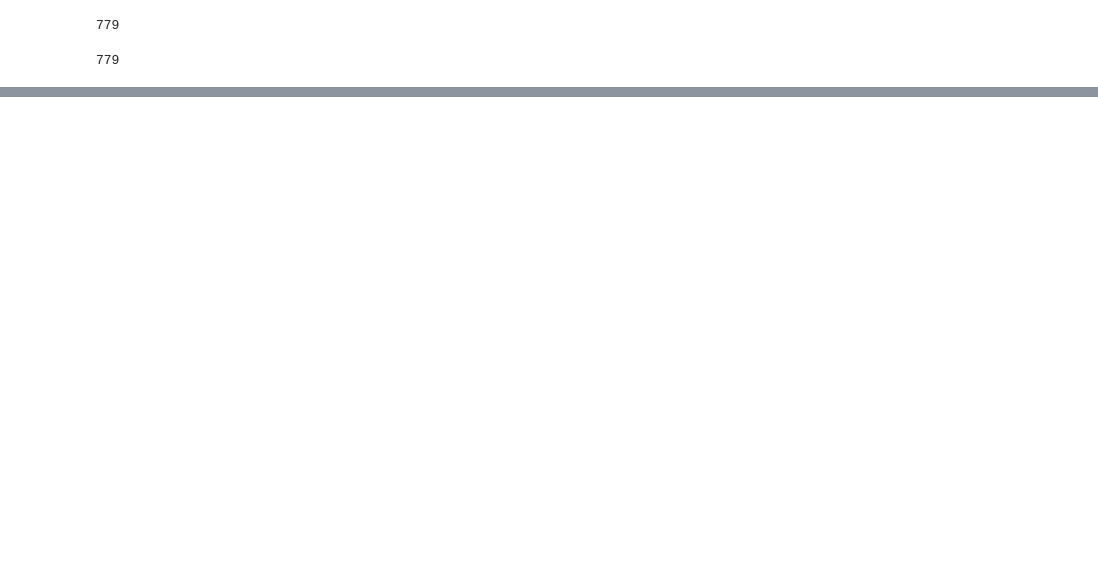
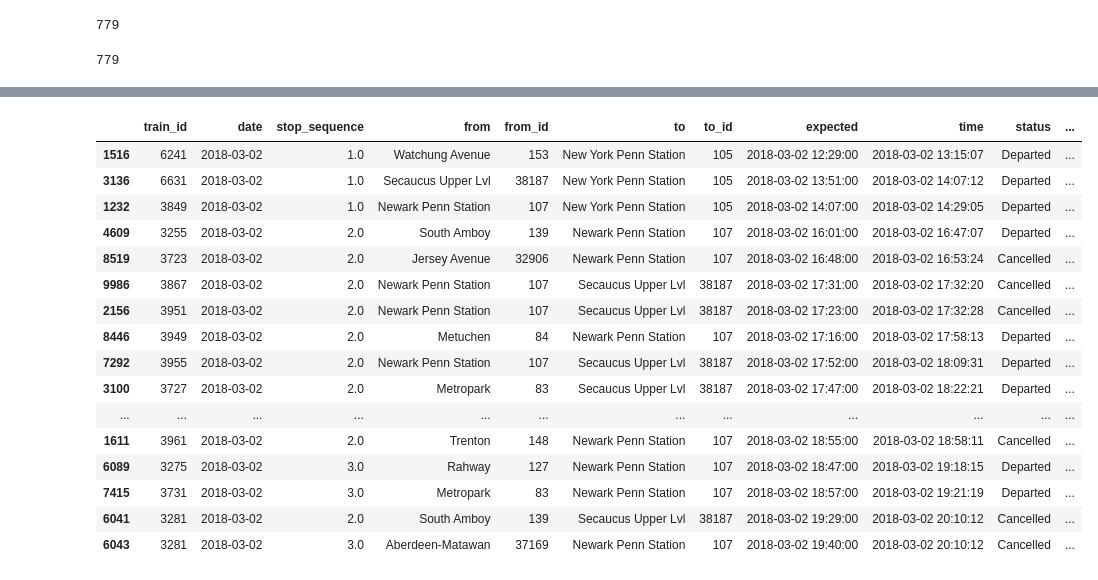
Before and after one commit to pranavbadami/njtransit, a Jupyter notebook: notebooks/analysis/case_study_0302.ipynb, the cells around one changed output, grey strips where cells are left out. Cells and saved outputs as stored; diff of their text form; code cells hidden in the pictures; blank space fills up the shorter version.

```diff
--- a/notebooks/analysis/case_study_0302.ipynb
+++ b/notebooks/analysis/case_study_0302.ipynb
@@ -203,15 +207,24 @@ len(relevant_df.groupby('train_id').size())
 # %%
 relevant_df = relevant_df[relevant_df['time'] >= cutoff].copy()
 # %%
-station_map = {'Newark Penn Station': 5,
+station_map_x = {'Newark Broad Street': 5,
+               'Newark Penn Station': 5,
                'Secaucus Upper Lvl': 10,
                'New York Penn Station': 15}
+station_map_y = {'Newark Broad Street': 5,
+                 'Newark Penn Station': 0,
+                 'Secaucus Upper Lvl': 0,
+                 'New York Penn Station': 0}
 # %%
-relevant_df['from_x'] = relevant_df['from'].map(station_map)
-relevant_df['to_x'] = relevant_df['to'].map(station_map)
+relevant_df['from_x'] = relevant_df['from'].map(station_map_x)
+relevant_df['to_x'] = relevant_df['to'].map(station_map_x)
+relevant_df['from_y'] = relevant_df['from'].map(station_map_y)
+relevant_df['to_y'] = relevant_df['to'].map(station_map_y)
 # %%
 relevant_df['from_x'].fillna(0, inplace=True)
 relevant_df['to_x'].fillna(0, inplace=True)
+relevant_df['from_y'].fillna(0, inplace=True)
+relevant_df['to_y'].fillna(0, inplace=True)
 # %%
 def get_direction(group):
     from_x = group.iloc[0]['from_x']
@@ -224,3 +237,3 @@ def get_direction(group):
     return group
 # %%
-relevant_df = relevant_df.sort_values('time').groupby('train_id').apply(get_direction)
+relevant_df = relevant_df.sort_values(['time', 'stop_sequence']).groupby('train_id').apply(get_direction)
@@ -253,0 +270,20 @@ test_df[test_df['train_id'] == 'A2117']
+# %%
+relevant_df[(relevant_df['from_x'] < relevant_df['to_x']) & (relevant_df['direction'] == 0) & (relevant_df['type'] == 'NJ Transit')]
+# %% [output]
+|  | train_id | date | stop_sequence | from | from_id | to | to_id | expected | time | status | ... |
+| 1516 | 6241 | 2018-03-02 | 1.0 | Watchung Avenue | 153 | New York Penn Station | 105 | 2018-03-02 12:29:00 | 2018-03-02 13:15:07 | Departed | ... |
+| 3136 | 6631 | 2018-03-02 | 1.0 | Secaucus Upper Lvl | 38187 | New York Penn Station | 105 | 2018-03-02 13:51:00 | 2018-03-02 14:07:12 | Departed | ... |
+| 1232 | 3849 | 2018-03-02 | 1.0 | Newark Penn Station | 107 | New York Penn Station | 105 | 2018-03-02 14:07:00 | 2018-03-02 14:29:05 | Departed | ... |
+| 4609 | 3255 | 2018-03-02 | 2.0 | South Amboy | 139 | Newark Penn Station | 107 | 2018-03-02 16:01:00 | 2018-03-02 16:47:07 | Departed | ... |
+| 8519 | 3723 | 2018-03-02 | 2.0 | Jersey Avenue | 32906 | Newark Penn Station | 107 | 2018-03-02 16:48:00 | 2018-03-02 16:53:24 | Cancelled | ... |
+| 9986 | 3867 | 2018-03-02 | 2.0 | Newark Penn Station | 107 | Secaucus Upper Lvl | 38187 | 2018-03-02 17:31:00 | 2018-03-02 17:32:20 | Cancelled | ... |
+| 2156 | 3951 | 2018-03-02 | 2.0 | Newark Penn Station | 107 | Secaucus Upper Lvl | 38187 | 2018-03-02 17:23:00 | 2018-03-02 17:32:28 | Cancelled | ... |
+| 8446 | 3949 | 2018-03-02 | 2.0 | Metuchen | 84 | Newark Penn Station | 107 | 2018-03-02 17:16:00 | 2018-03-02 17:58:13 | Departed | ... |
+| 7292 | 3955 | 2018-03-02 | 2.0 | Newark Penn Station | 107 | Secaucus Upper Lvl | 38187 | 2018-03-02 17:52:00 | 2018-03-02 18:09:31 | Departed | ... |
+| 3100 | 3727 | 2018-03-02 | 2.0 | Metropark | 83 | Secaucus Upper Lvl | 38187 | 2018-03-02 17:47:00 | 2018-03-02 18:22:21 | Departed | ... |
+| ... | ... | ... | ... | ... | ... | ... | ... | ... | ... | ... | ... |
+| 1611 | 3961 | 2018-03-02 | 2.0 | Trenton | 148 | Newark Penn Station | 107 | 2018-03-02 18:55:00 | 2018-03-02 18:58:11 | Cancelled | ... |
+| 6089 | 3275 | 2018-03-02 | 3.0 | Rahway | 127 | Newark Penn Station | 107 | 2018-03-02 18:47:00 | 2018-03-02 19:18:15 | Departed | ... |
+| 7415 | 3731 | 2018-03-02 | 3.0 | Metropark | 83 | Newark Penn Station | 107 | 2018-03-02 18:57:00 | 2018-03-02 19:21:19 | Departed | ... |
+| 6041 | 3281 | 2018-03-02 | 2.0 | South Amboy | 139 | Secaucus Upper Lvl | 38187 | 2018-03-02 19:29:00 | 2018-03-02 20:10:12 | Cancelled | ... |
+| 6043 | 3281 | 2018-03-02 | 3.0 | Aberdeen-Matawan | 37169 | Newark Penn Station | 107 | 2018-03-02 19:40:00 | 2018-03-02 20:10:12 | Cancelled | ... |
```
Also changed, not shown: parts of 23 cells of this notebook.
